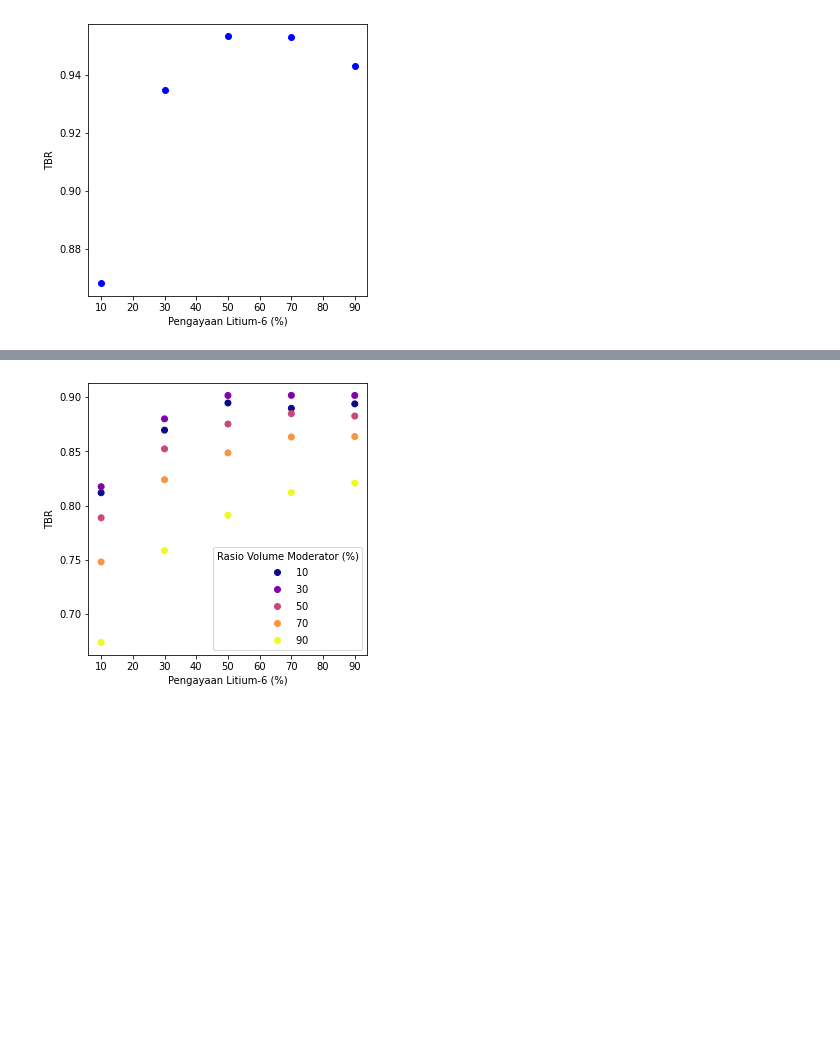
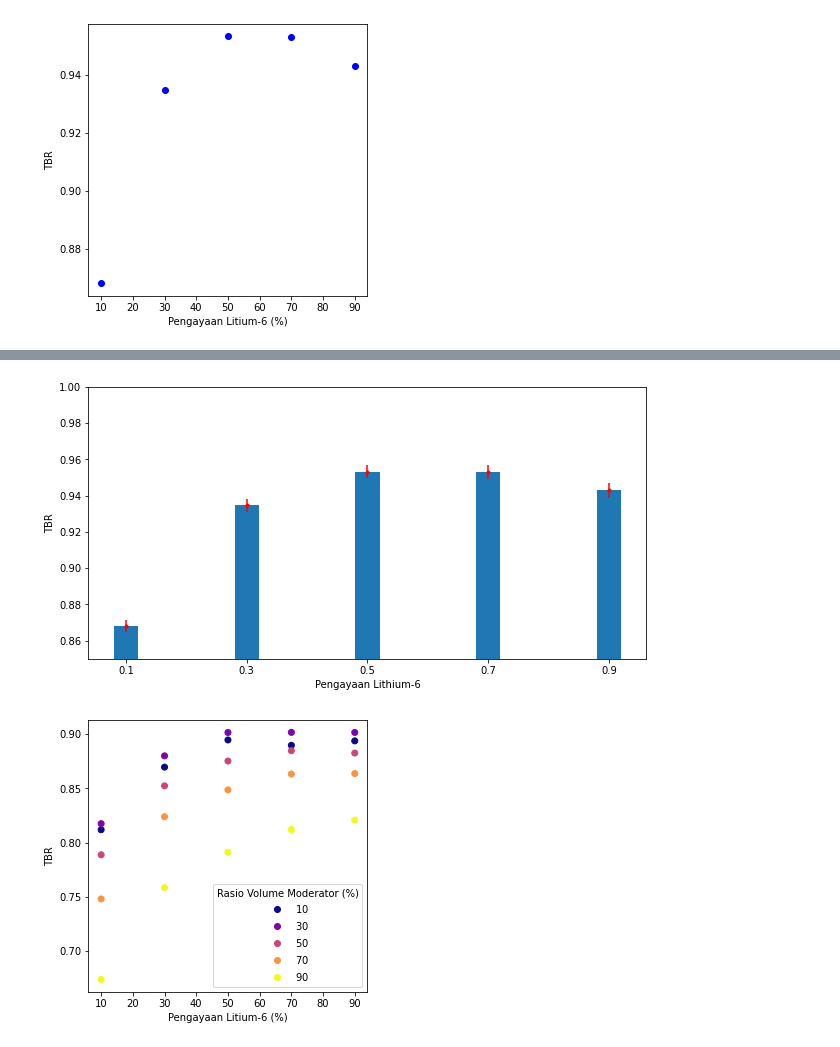
Before and after one commit to husni-zuhdi/husni-undergrad-thesis, a Jupyter notebook: jupyter-notebooks/2-data-analysis/2_Data_Analysis-combined.ipynb, the cells around one changed output, grey strips where cells are left out. Drawn from its saved outputs; the diff is of its cells as text; code cells hidden in the pictures; blank space fills up the shorter version.

```diff
--- a/jupyter-notebooks/2-data-analysis/2_Data_Analysis-combined.ipynb
+++ b/jupyter-notebooks/2-data-analysis/2_Data_Analysis-combined.ipynb
@@ -121,3 +130,20 @@ ax.set(xlabel='Pengayaan Litium-6 (%)', ylabel='TBR')
+# %%
+plt.subplots(1, 1, figsize=(10, 5))
+X = unique(np.asarray(df_first.Li6_enrichment))
+Y = df_first.Tbr_OpenMC
+y_err = df_first.Stddev
+
+X_axis = np.arange(len(X))
+plt.bar(X_axis, Y, 0.2)
+plt.errorbar(X_axis, Y, yerr = y_err, fmt=".", c="r")
+
+plt.xticks(X_axis, X)
+plt.xlabel("Pengayaan Lithium-6")
+plt.ylabel("TBR")
+plt.ylim([0.85, 1.0])
+plt.show()
+# %% [output]
+[figure, added]
 # %%
 # Build an dataframe for blanket design with moderator without neutron multiplier
 df_second = df.loc[(df["Neutron_multiplier"] == 0.0) & (df["Moderator_ratio"] != 0.0)]
```
Also changed, not shown: parts of 5 cells of this notebook, 6 other files.
